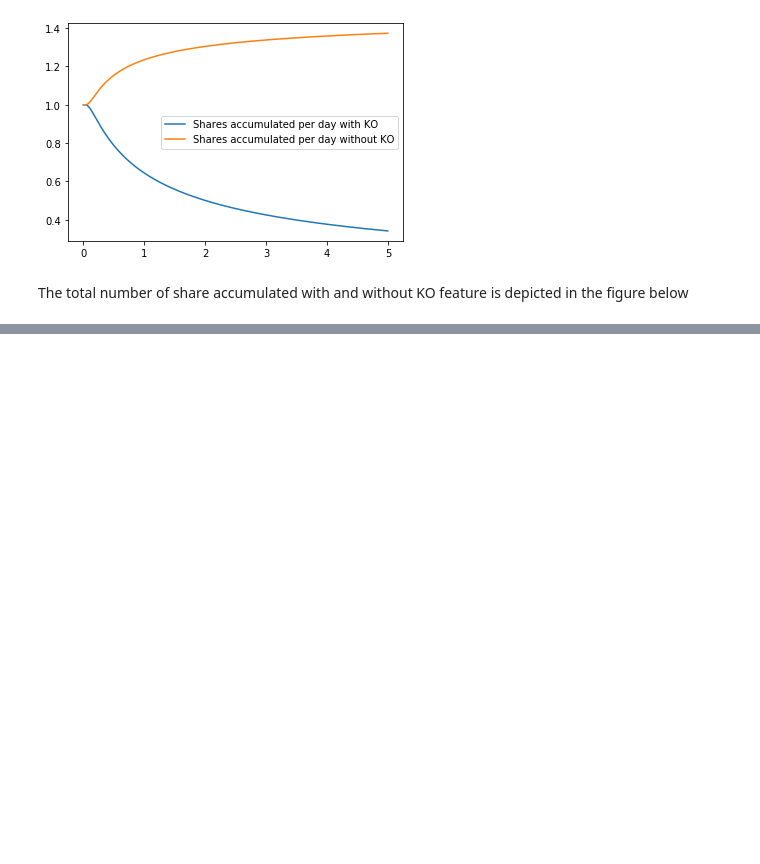
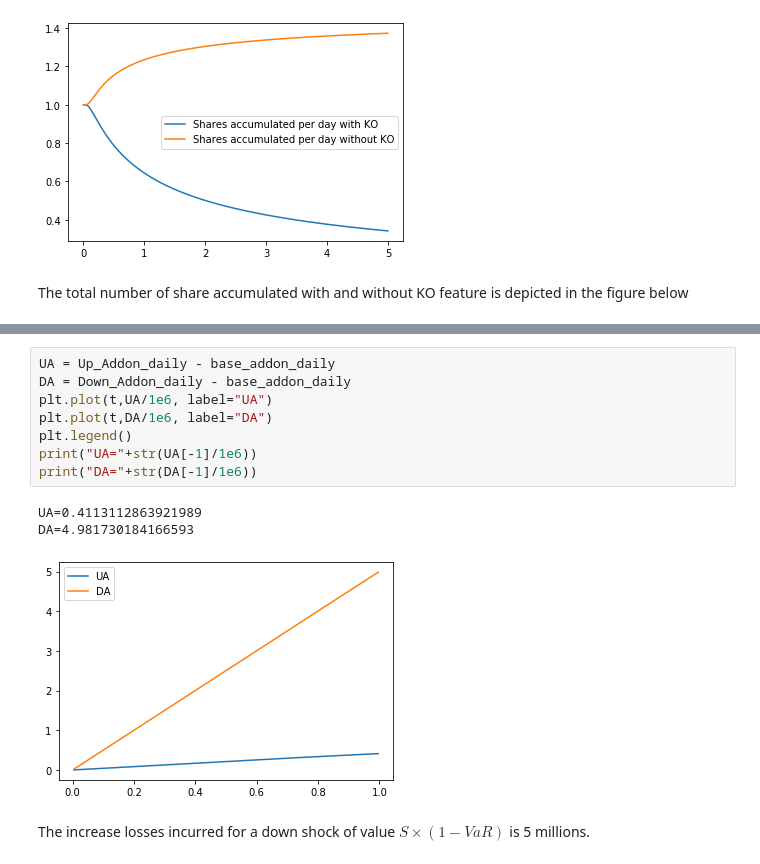
Before and after one commit to frannuca/prototypes_juypter, a Jupyter notebook: accumulator_analytical_pricing.ipynb, the cells around one changed output, grey strips where cells are left out. Drawn from its saved outputs; the diff is of its cells as text; blank space fills up the shorter version.

```diff
--- a/accumulator_analytical_pricing.ipynb
+++ b/accumulator_analytical_pricing.ipynb
@@ -224,0 +237,14 @@ plt.plot(t,Down_Addon_acc_shares, label="Down_Addon_acc_shares")
+# %%
+UA = Up_Addon_daily - base_addon_daily
+DA = Down_Addon_daily - base_addon_daily
+plt.plot(t,UA/1e6, label="UA")
+plt.plot(t,DA/1e6, label="DA")
+plt.legend()
+print("UA="+str(UA[-1]/1e6))
+print("DA="+str(DA[-1]/1e6))
+# %% [output]
+UA=0.4113112863921989
+DA=4.981730184166593
+[figure, added]
+# %% [markdown]
+The increase losses incurred for a down shock of value $S\times (1-VaR)$ is 5 millions.
```
Also changed, not shown: parts of 7 cells of this notebook, 2 other files.
